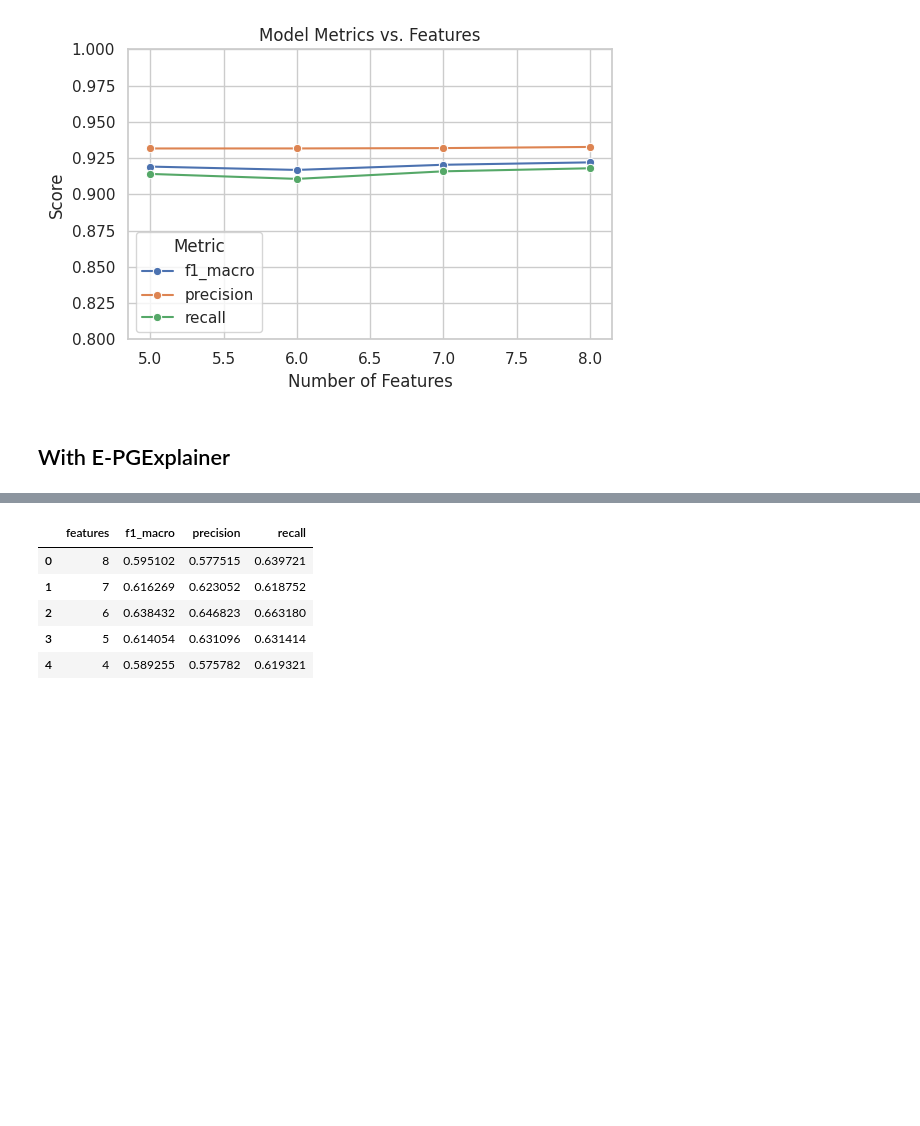
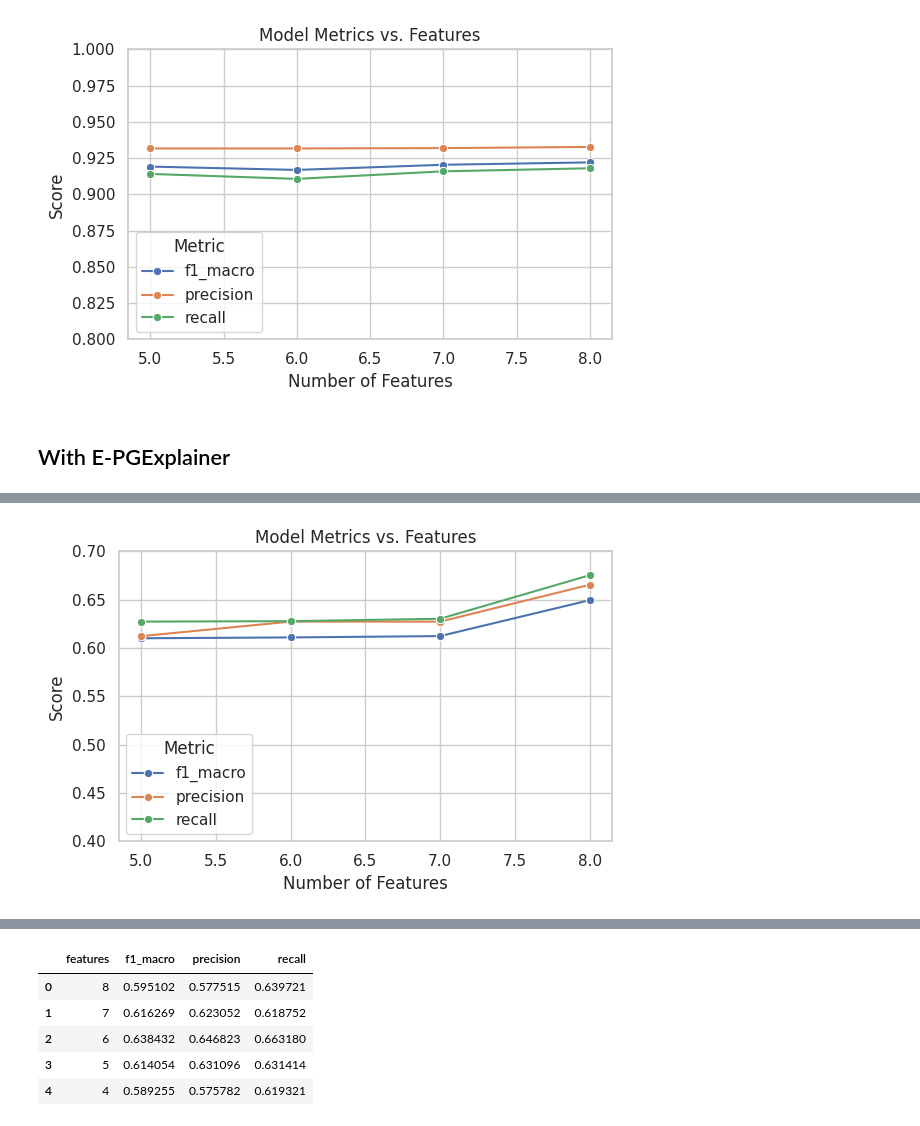
Before and after one commit to EANimesha/TrustGuard, a Jupyter notebook: Trustguard_NF_ToN_IoT.ipynb, the cells around one changed output, grey strips where cells are left out. Cells and saved outputs as stored; diff of their text form; code cells hidden in the pictures; blank space fills up the shorter version.

```diff
--- a/Trustguard_NF_ToN_IoT.ipynb
+++ b/Trustguard_NF_ToN_IoT.ipynb
@@ -843,7 +855,7 @@ for attack in true_positives.keys():
     print ("----------", attack,"----------")
     attack_id = le.transform([attack])[0]
     class_indices = torch.nonzero(labels == attack_id, as_tuple=False).squeeze()
-    selected_indices = class_indices[torch.randperm(class_indices.size(0))][:10] # select 50 random edges from train data for each attack
+    selected_indices = class_indices[torch.randperm(class_indices.size(0))][:20] # select 50 random edges from train data for each attack
 
     ### train the explainer for each attack:
     explainer = PGExplainer(
@@ -866,7 +878,7 @@ for attack in true_positives.keys():
     print(loss.item())
 
     #explain with trained model
-    edges_to_explain = random.sample(true_positives[attack],10)
+    edges_to_explain = random.sample(true_positives[attack],20)
     probs, edge_weight, bg, inverse_indices = explainer.explain_node(edges_to_explain, G_test)
     edge_weight = edge_weight.cpu().detach().numpy()
 
@@ -2410,11 +2422,11 @@ class MLPPredictor(nn.Module):
         h_u = edges.src['h']
         h_v = edges.dst['h']
         logits = self.classifiers[class_idx](th.cat([h_u, h_v], 1))
-        # if apply_sigmoid:
-        #     score = logits[:,1] #torch.sigmoid(logits)[:,1]
-        # else:
-        #     score = logits
-        score = logits
+        if apply_sigmoid:
+            score = logits[:,1] #torch.sigmoid(logits)[:,1]
+        else:
+            score = logits
+        # score = logits
         return {'score': score}
     def forward(self, graph, h, class_idx=None):
         with graph.local_scope():
@@ -2520,7 +2532,8 @@ def predict_one_vs_all(model,graph,nfeats, efeats,selected_features_per_class):
 selected_features_per_class_gnn ={0: [2, 6, 4, 1, 5, 7, 0, 3], 1: [3, 5, 1, 6, 7, 0, 4, 2], 2: [1, 5, 6, 0, 7, 4, 2, 3], 3: [5, 3, 0, 4, 6, 1, 2, 7]}
 
 #for e-pg
-selected_features_per_class_pg = {0: [1, 5, 3, 6, 2, 7, 0, 4], 1: [3, 7, 0, 5, 2, 1, 6, 4], 2: [7, 4, 1, 0, 5, 3, 2, 6], 3: [1, 6, 0, 4, 5, 2, 7, 3], 4: [2, 6, 4, 5, 3, 1, 7, 0], 5: [6, 7, 2, 3, 0, 1, 5, 4], 6: [3, 5, 4, 2, 0, 1, 7, 6]}
+selected_features_per_class_pg = {0: [0, 3, 4, 7, 2, 1, 6, 5], 1: [4, 0, 6, 5, 7, 3, 1, 2], 2: [3, 0, 7, 6, 2, 4, 5, 1], 3: [3, 4, 1, 2, 0, 6, 5, 7], 4: [4, 2, 3, 7, 5, 6, 0, 1], 5: [0, 1, 2, 4, 3, 7, 6, 5], 6: [6, 7, 3, 4, 0, 5, 2, 1]}
+# {0: [1, 5, 3, 6, 2, 7, 0, 4], 1: [3, 7, 0, 5, 2, 1, 6, 4], 2: [7, 4, 1, 0, 5, 3, 2, 6], 3: [1, 6, 0, 4, 5, 2, 7, 3], 4: [2, 6, 4, 5, 3, 1, 7, 0], 5: [6, 7, 2, 3, 0, 1, 5, 4], 6: [3, 5, 4, 2, 0, 1, 7, 6]}
 # {0: [5, 3, 6, 4, 1, 7, 2, 0], 1: [2, 0, 3, 4, 5, 1, 7, 6], 2: [6, 2, 5, 0, 3, 7, 4, 1], 3: [7, 4, 2, 6, 5, 3, 1, 0], 4: [3, 6, 1, 0, 5, 4, 2, 7], 5: [5, 1, 0, 2, 4, 6, 3, 7], 6: [7, 1, 5, 4, 6, 2, 0, 3]}
 # %% [markdown]
 ## With E-GNNExplainer
@@ -2651,7 +2664,7 @@ train_mask = G.edata['train_mask']
 selected_features_per_class =selected_features_per_class_pg
 df_ova_results=[]
 
-for num in range(8,3,-1):
+for num in range(8,4,-1):
   print(num)
   model = Model(num, 128, num, F.relu, 0.2).cuda()
   opt = th.optim.Adam(model.parameters())
@@ -2715,0 +2732,26 @@ df_ova_results = pd.DataFrame(df_ova_results)
+# %%
+import matplotlib.pyplot as plt
+import seaborn as sns
+
+# Melt the DataFrame to have one row per metric
+df_melted = df_ova_results.melt(id_vars='features',
+                    value_vars=['f1_macro', 'precision', 'recall'],
+                    var_name='Metric', value_name='Score')
+
+# Plot
+import seaborn as sns
+sns.set(style='whitegrid')
+
+plt.figure(figsize=(6, 4))
+sns.lineplot(data=df_melted, x='features', y='Score', hue='Metric', marker='o')
+
+plt.title('Model Metrics vs. Features')
+plt.xlabel('Number of Features')
+plt.ylabel('Score')
+plt.ylim(0.40, 0.70)
+plt.legend(title='Metric')
+plt.tight_layout()
+# plt.savefig("/scratch/kc01/na3038/TrainedModels/plot.png")
+plt.show()
+# %% [output]
+[figure, added]
```
Also changed, not shown: parts of 18 cells of this notebook, 1 other file.
